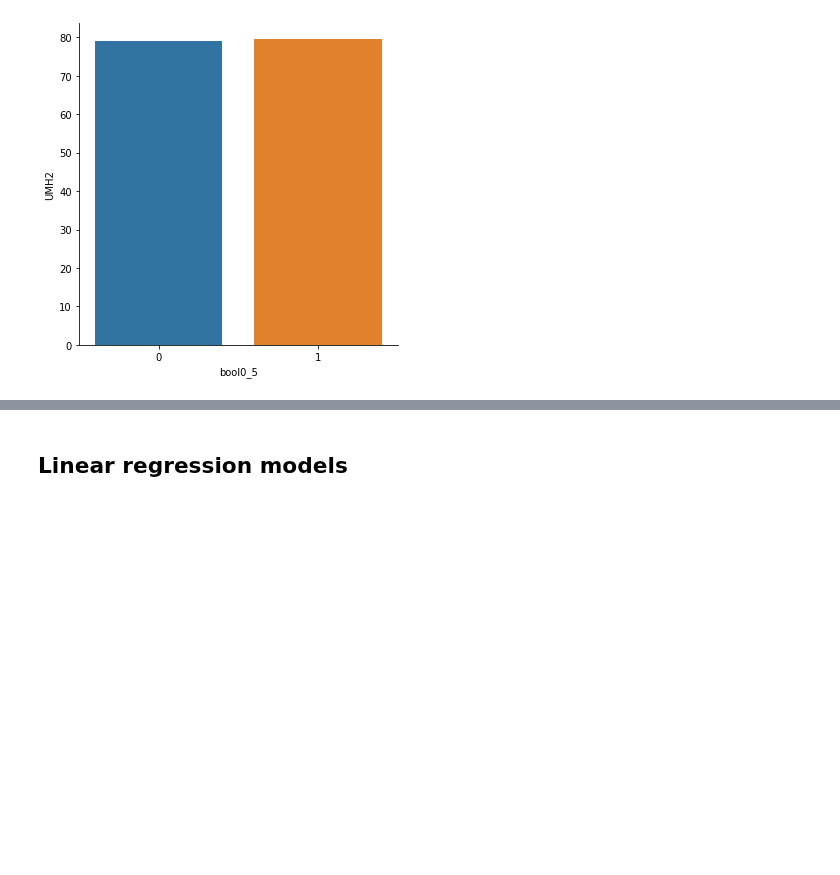
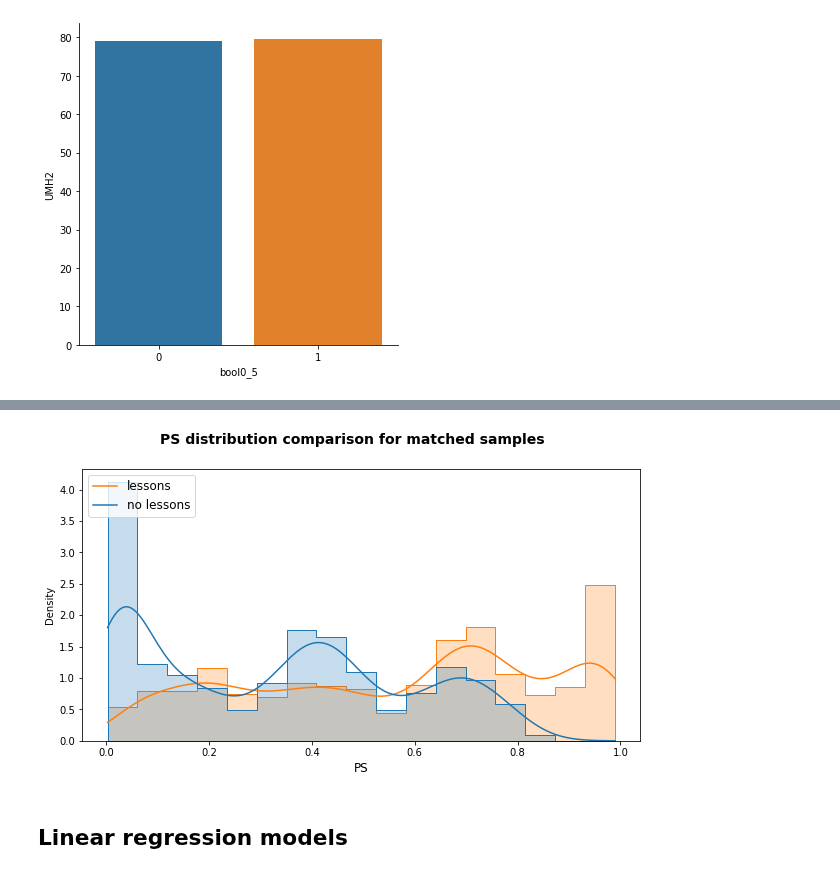
Before and after one commit to epfl-ada/ada-2020-project-milestone-p3-p3_ada-boi, a Jupyter notebook: creative_extension.ipynb, the cells around one changed output, grey strips where cells are left out. Drawn from its saved outputs; the diff is of its cells as text; code cells hidden in the pictures; blank space fills up the shorter version.

```diff
--- a/creative_extension.ipynb
+++ b/creative_extension.ipynb
@@ -442,3 +532,14 @@ sns.catplot(data=umh.reset_index(),x='bool0_5',y='UMH2',kind='bar')
+# %%
+# Plot PS for matched groups
+fig = plt.figure(figsize=(10,5))
+sns.histplot(data=matched_L, x="PS", hue='NLESSONS', kde=True, element='step', stat='density',
+             common_norm=False)
+plt.xlabel('PS', fontsize=12)
+plt.suptitle('PS distribution comparison for matched samples', fontsize=14, fontweight='bold')
+plt.legend(['lessons','no lessons'], loc='upper left', fontsize = 12)
+plt.show()
+# %% [output]
+[figure, added]
 # %% [markdown]
 ## Linear regression models
 # %%
```
Also changed, not shown: parts of 6 cells of this notebook.
